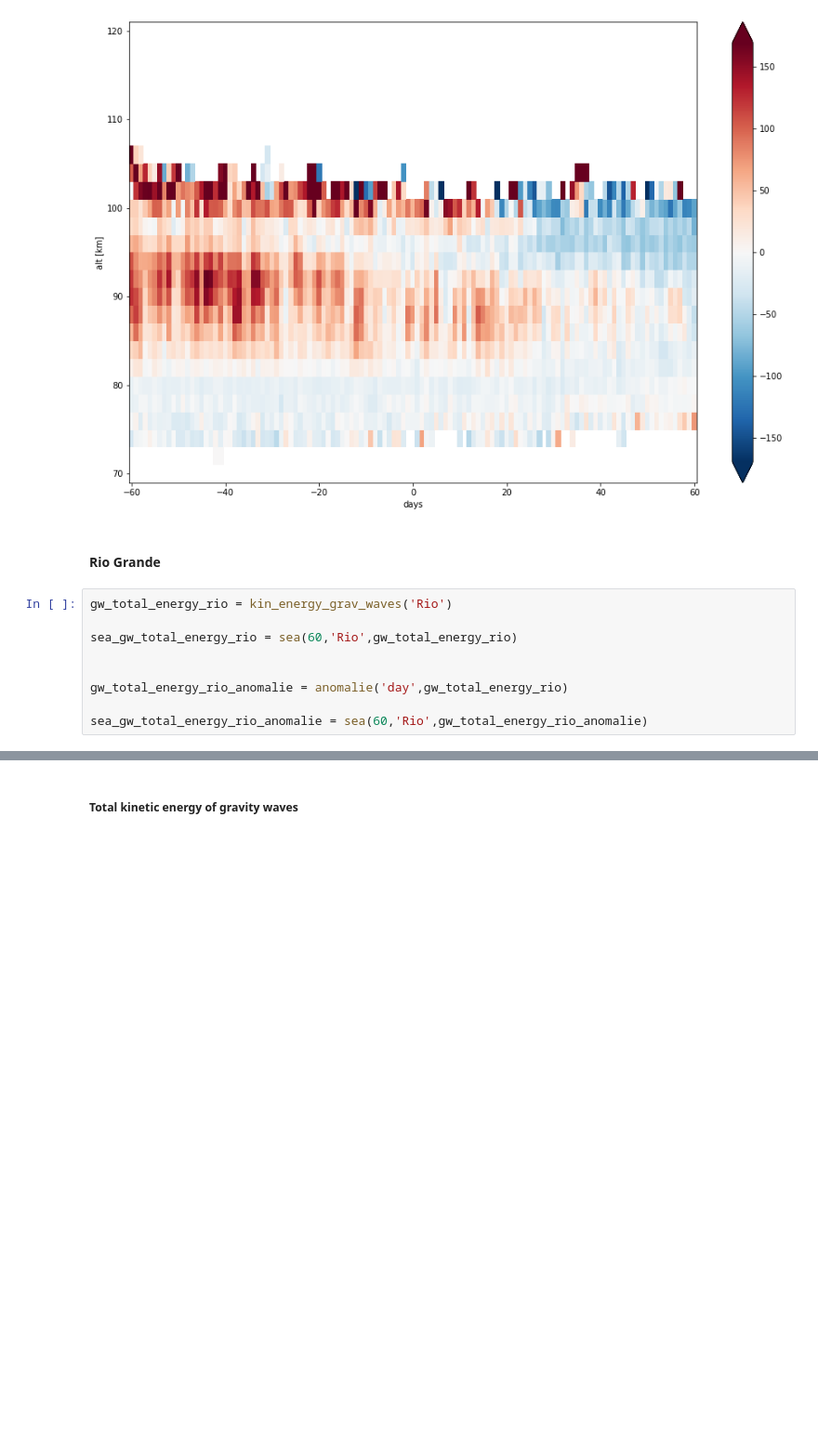
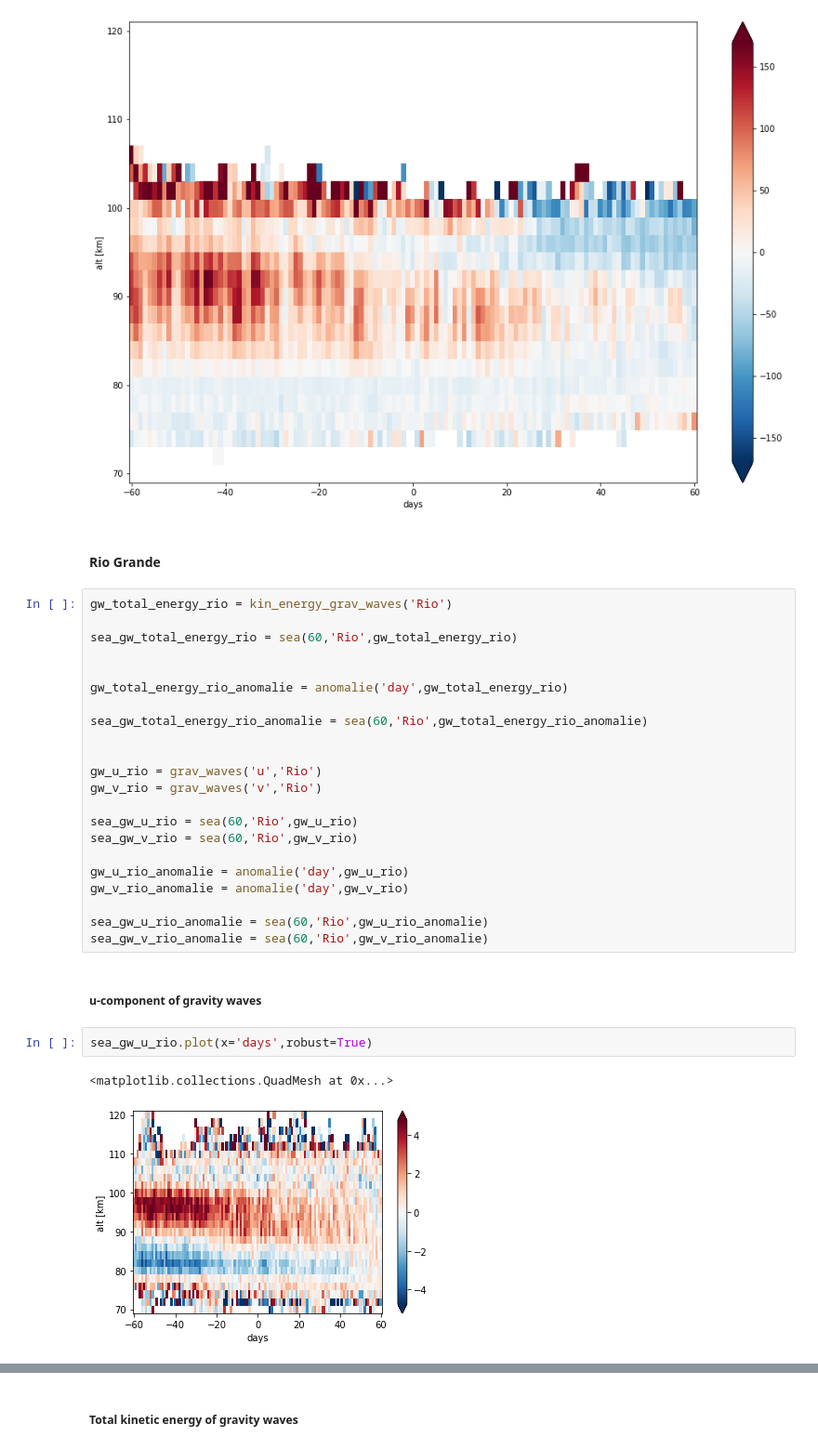
Before and after one commit to VACILT/SSW_project, a Jupyter notebook: meteorological conditions during ssw events.ipynb, the cells around one changed output, grey strips where cells are left out. Shown at 93% size. Saved outputs shown, nothing was run; the diff lists cells and outputs as text; blank space fills up the shorter version.

Commit message:
added u- and v-component of gravity waves for all stations

```diff
--- a/meteorological conditions during ssw events.ipynb
+++ b/meteorological conditions during ssw events.ipynb
@@ -444,3 +444,23 @@ sea_gw_total_energy_rio = sea(60,'Rio',gw_total_energy_rio)
 gw_total_energy_rio_anomalie = anomalie('day',gw_total_energy_rio)
 
 sea_gw_total_energy_rio_anomalie = sea(60,'Rio',gw_total_energy_rio_anomalie)
+
+
+gw_u_rio = grav_waves('u','Rio')
+gw_v_rio = grav_waves('v','Rio')
+
+sea_gw_u_rio = sea(60,'Rio',gw_u_rio)
+sea_gw_v_rio = sea(60,'Rio',gw_v_rio)
+
+gw_u_rio_anomalie = anomalie('day',gw_u_rio)
+gw_v_rio_anomalie = anomalie('day',gw_v_rio)
+
+sea_gw_u_rio_anomalie = sea(60,'Rio',gw_u_rio_anomalie)
+sea_gw_v_rio_anomalie = sea(60,'Rio',gw_v_rio_anomalie)
+# %% [markdown]
+##### u-component of gravity waves
+# %%
+sea_gw_u_rio.plot(x='days',robust=True)
+# %% [output]
+<matplotlib.collections.QuadMesh at 0x...>
+[figure, added]
```
Also changed, not shown: parts of 33 cells of this notebook.
